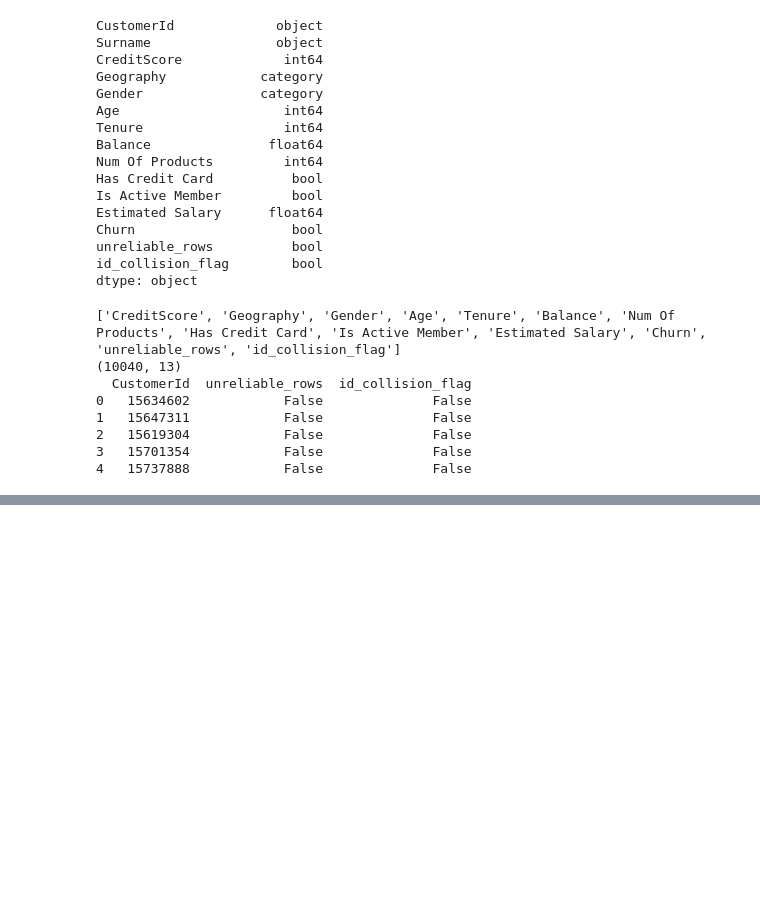
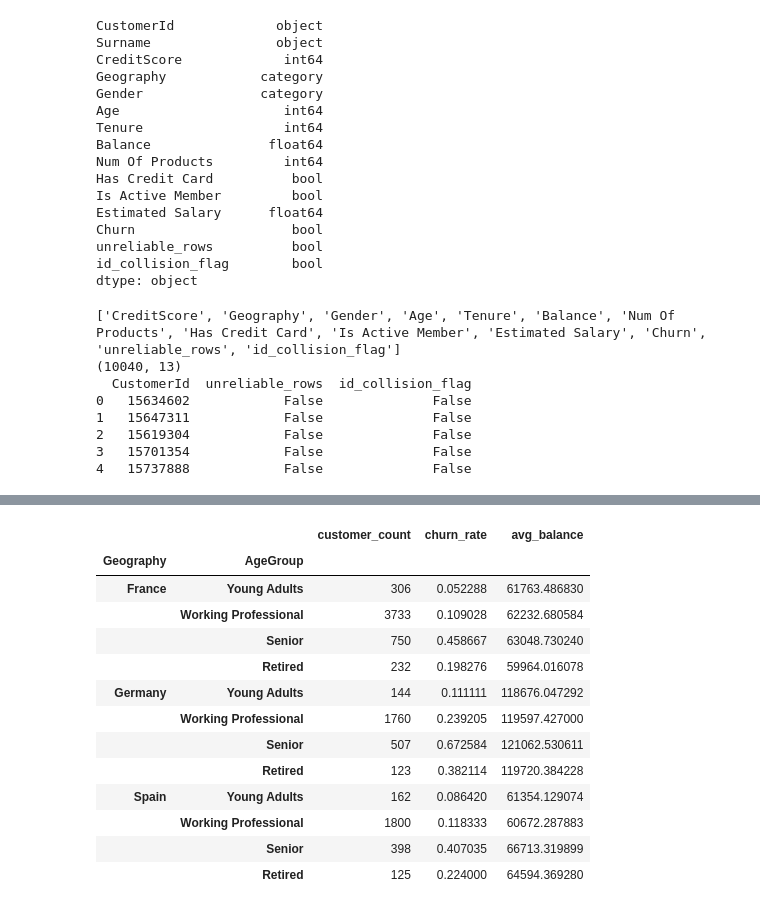
Before and after one commit to aishacmela/Working-with-data-assignment-2, a Jupyter notebook: main.ipynb, the cells around one changed output, grey strips where cells are left out. Cells and saved outputs as stored; diff of their text form; code cells hidden in the pictures; blank space fills up the shorter version.

```diff
--- a/main.ipynb
+++ b/main.ipynb
@@ -538,0 +585,3 @@ print(customer_lookup.head())
+# %%
+combined_df['ValueSegment_cut'] = pd.cut(combined_df['Balance'], bins=3, labels=['Low', 'Medium', 'High'])
+combined_df['ValueSegment_cut'].value_counts()
@@ -538,0 +594,3 @@ print(customer_lookup.head())
+# %%
+combined_df['ValueSegment_qcut'] = pd.qcut(combined_df['Balance'], q=3, duplicates='drop')
+combined_df['ValueSegment_qcut'].value_counts()
@@ -538,0 +602,5 @@ print(customer_lookup.head())
+# %%
+combined_df = combined_df.drop(columns=['ValueSegment_cut','ValueSegment_qcut' ])
+# %%
+combined_df['ValueSegment'] = pd.cut(combined_df['Balance'], bins=3, labels=['Low', 'Medium', 'High'])
+combined_df['ValueSegment'].value_counts()
@@ -538,0 +615,23 @@ print(customer_lookup.head())
+# %%
+demographic_summary = combined_df.groupby(['Geography', 'AgeGroup'], observed=True).agg(
+    customer_count=('Churn', 'count'),
+    churn_rate=('Churn', 'mean'),
+    avg_balance=('Balance', 'mean')
+)
+demographic_summary['churn_rate'] = (demographic_summary['churn_rate'])
+demographic_summary
+# %% [output]
+|  |  | customer_count | churn_rate | avg_balance |
+| Geography | AgeGroup |  |  |  |
+| France | Young Adults | 306 | 0.052288 | 61763.486830 |
+|  | Working Professional | 3733 | 0.109028 | 62232.680584 |
+|  | Senior | 750 | 0.458667 | 63048.730240 |
+|  | Retired | 232 | 0.198276 | 59964.016078 |
+| Germany | Young Adults | 144 | 0.111111 | 118676.047292 |
+|  | Working Professional | 1760 | 0.239205 | 119597.427000 |
+|  | Senior | 507 | 0.672584 | 121062.530611 |
+|  | Retired | 123 | 0.382114 | 119720.384228 |
+| Spain | Young Adults | 162 | 0.086420 | 61354.129074 |
+|  | Working Professional | 1800 | 0.118333 | 60672.287883 |
+|  | Senior | 398 | 0.407035 | 66713.319899 |
+|  | Retired | 125 | 0.224000 | 64594.369280 |
```
Also changed, not shown: parts of 24 cells of this notebook.
